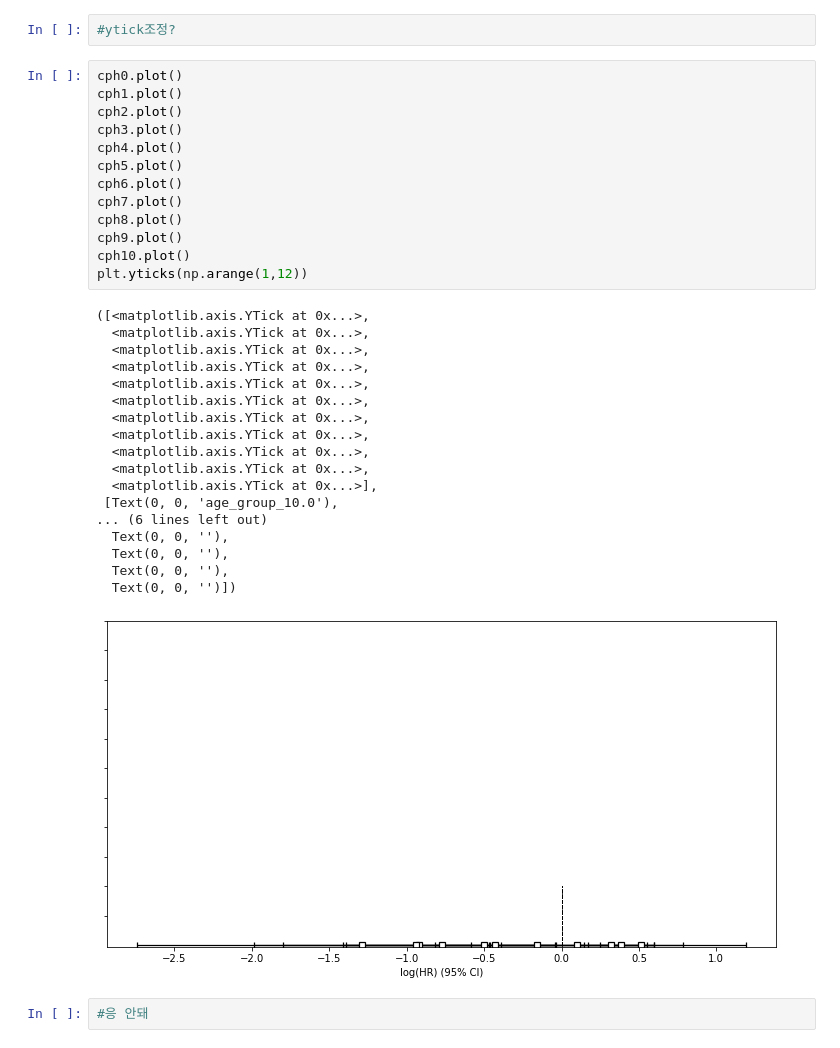
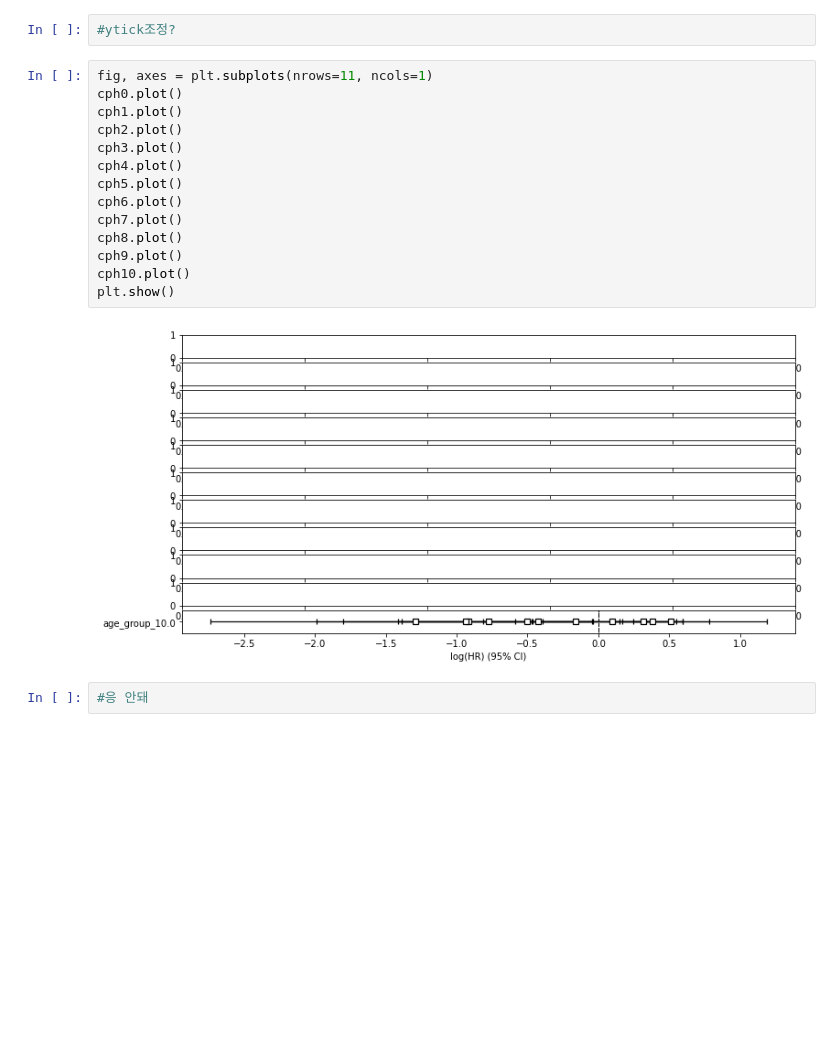
Before and after one commit to programmer-ethan/Capstone_Covid19, a Jupyter notebook: src_age.ipynb, the cells around one changed output. Saved outputs shown, nothing was run; the diff lists cells and outputs as text; blank space fills up the shorter version.

```diff
--- a/src_age.ipynb
+++ b/src_age.ipynb
@@ -550,37 +566,21 @@ cph10.print_summary()
 # %%
 #ytick조정?
 # %%
+fig, axes = plt.subplots(nrows=11, ncols=1)
 cph0.plot()
 cph1.plot()
 cph2.plot()
 cph3.plot()
 cph4.plot()
 cph5.plot()
 cph6.plot()
 cph7.plot()
 cph8.plot()
 cph9.plot()
 cph10.plot()
-plt.yticks(np.arange(1,12))
+plt.show()
 # %% [output]
-([<matplotlib.axis.YTick at 0x...>,
-  <matplotlib.axis.YTick at 0x...>,
-  <matplotlib.axis.YTick at 0x...>,
-  <matplotlib.axis.YTick at 0x...>,
-  <matplotlib.axis.YTick at 0x...>,
-  <matplotlib.axis.YTick at 0x...>,
-  <matplotlib.axis.YTick at 0x...>,
-  <matplotlib.axis.YTick at 0x...>,
-  <matplotlib.axis.YTick at 0x...>,
-  <matplotlib.axis.YTick at 0x...>,
-  <matplotlib.axis.YTick at 0x...>],
- [Text(0, 0, 'age_group_10.0'),
-... (6 lines left out)
-  Text(0, 0, ''),
-  Text(0, 0, ''),
-  Text(0, 0, ''),
-  Text(0, 0, '')])
-[figure, old version]
+[figure, new version]
 # %%
 #응 안돼
 # %%
```
Also changed, not shown: parts of 12 cells of this notebook.
